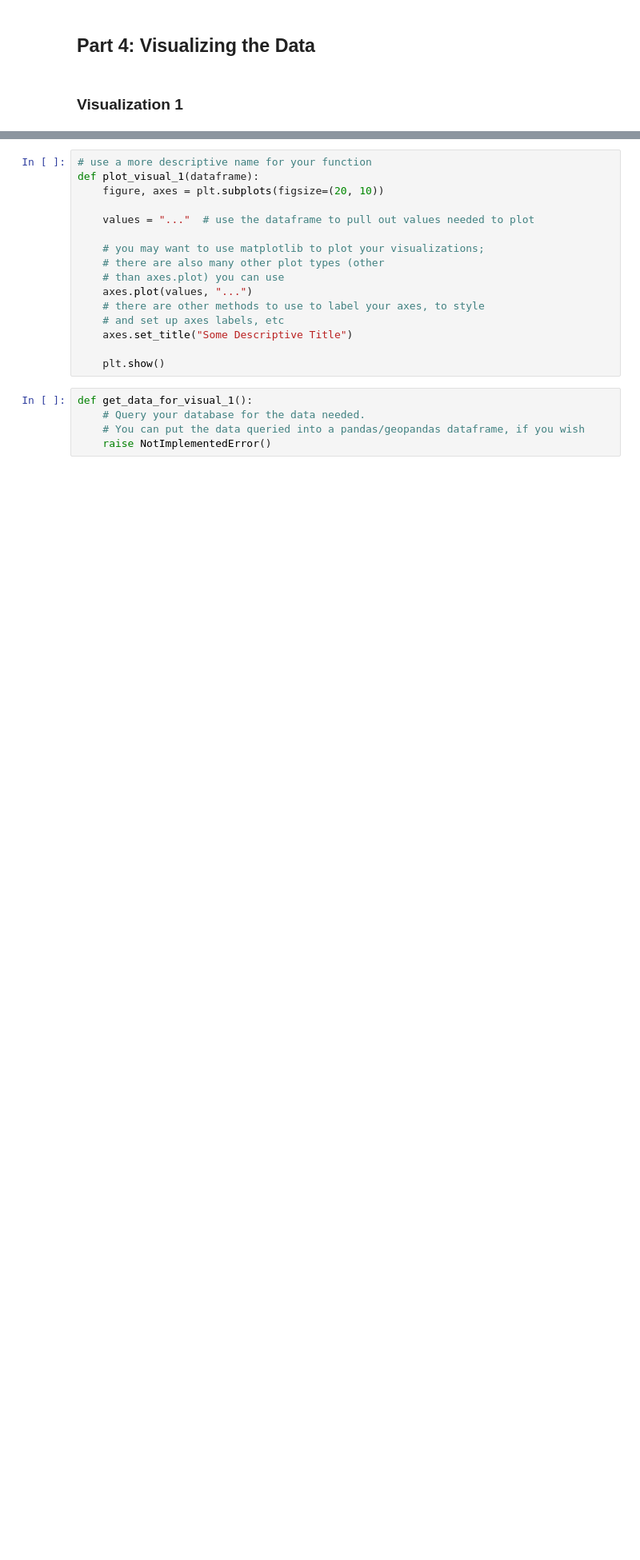
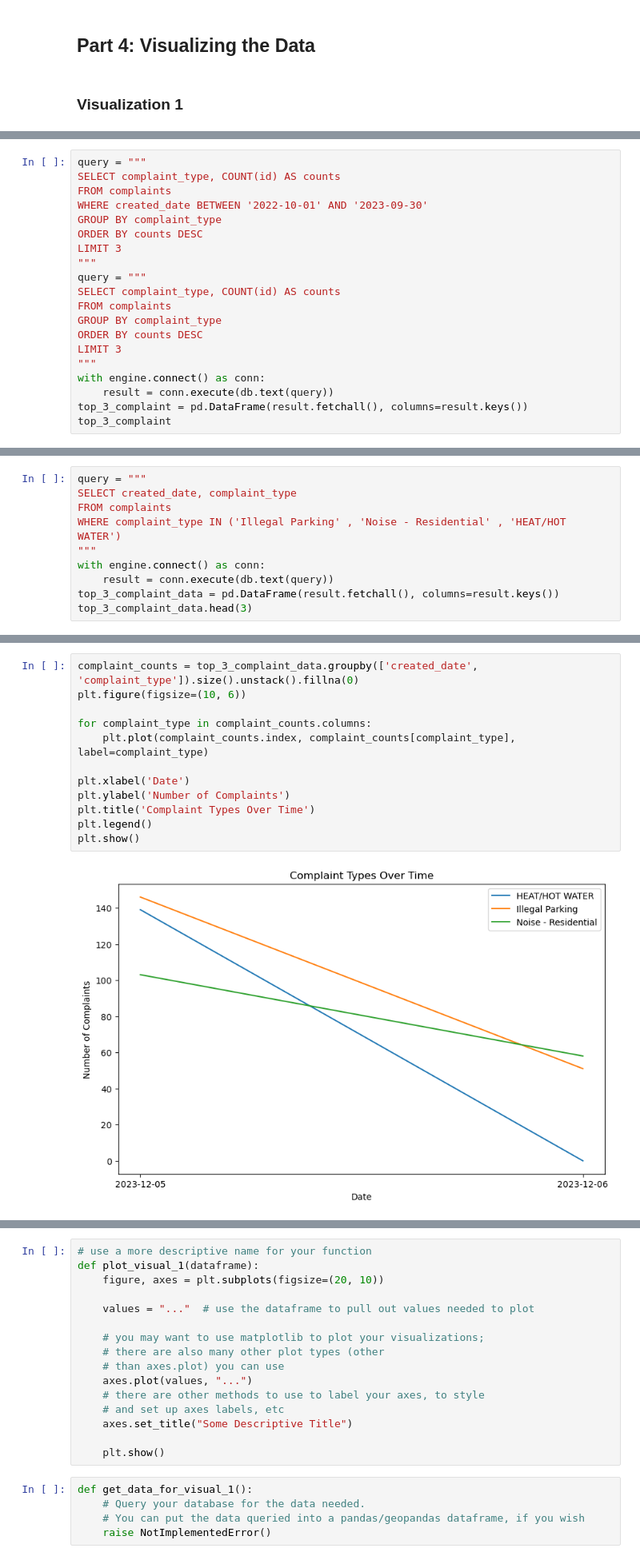
Before and after one commit to Shuochun/4501_final_project, a Jupyter notebook: Project Code.ipynb, the cells around one changed output, grey strips where cells are left out. Shown at 80% size. Saved outputs shown, nothing was run; the diff lists cells and outputs as text; blank space fills up the shorter version.

```diff
--- a/Project Code.ipynb
+++ b/Project Code.ipynb
@@ -764,0 +790,20 @@ write_query_to_file(QUERY_6, QUERY_6_FILENAME)
+# %%
+query = """
+SELECT complaint_type, COUNT(id) AS counts
+FROM complaints
+WHERE created_date BETWEEN '2022-10-01' AND '2023-09-30'
+GROUP BY complaint_type
+ORDER BY counts DESC
+LIMIT 3
+"""
+query = """
+SELECT complaint_type, COUNT(id) AS counts
+FROM complaints
+GROUP BY complaint_type
+ORDER BY counts DESC
+LIMIT 3
+"""
+with engine.connect() as conn:
+    result = conn.execute(db.text(query))
+top_3_complaint = pd.DataFrame(result.fetchall(), columns=result.keys())
+top_3_complaint
@@ -764,0 +819,10 @@ write_query_to_file(QUERY_6, QUERY_6_FILENAME)
+# %%
+query = """
+SELECT created_date, complaint_type
+FROM complaints
+WHERE complaint_type IN ('Illegal Parking' , 'Noise - Residential' , 'HEAT/HOT WATER')
+"""
+with engine.connect() as conn:
+    result = conn.execute(db.text(query))
+top_3_complaint_data = pd.DataFrame(result.fetchall(), columns=result.keys())
+top_3_complaint_data.head(3)
@@ -764,0 +834,14 @@ write_query_to_file(QUERY_6, QUERY_6_FILENAME)
+# %%
+complaint_counts = top_3_complaint_data.groupby(['created_date', 'complaint_type']).size().unstack().fillna(0)
+plt.figure(figsize=(10, 6))
+
+for complaint_type in complaint_counts.columns:
+    plt.plot(complaint_counts.index, complaint_counts[complaint_type], label=complaint_type)
+
+plt.xlabel('Date')
+plt.ylabel('Number of Complaints')
+plt.title('Complaint Types Over Time')
+plt.legend()
+plt.show()
+# %% [output]
+[figure, added]
```
Also changed, not shown: parts of 15 cells of this notebook.
